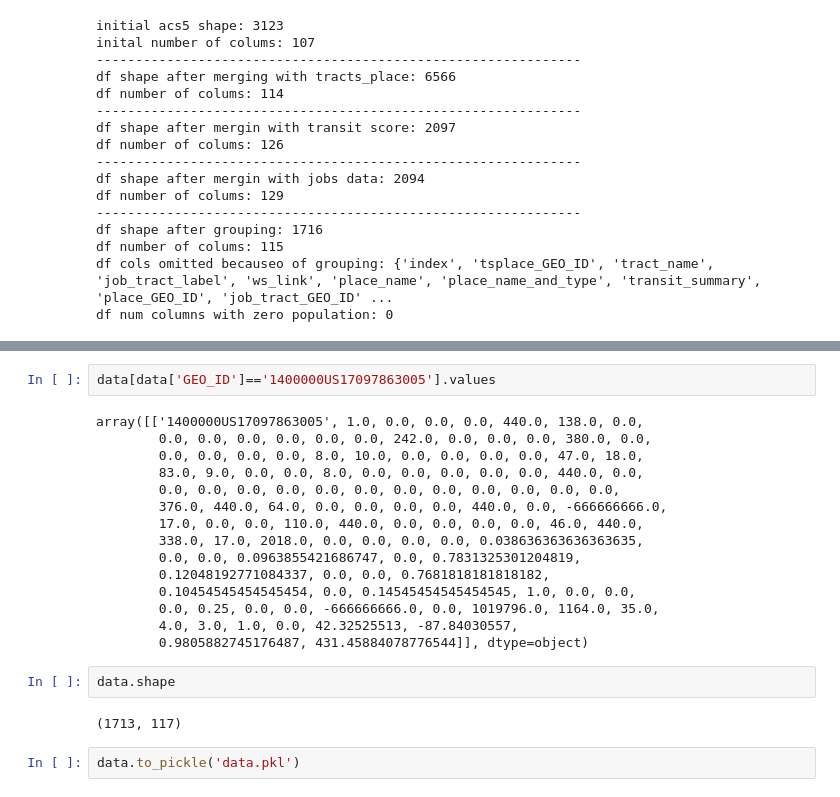
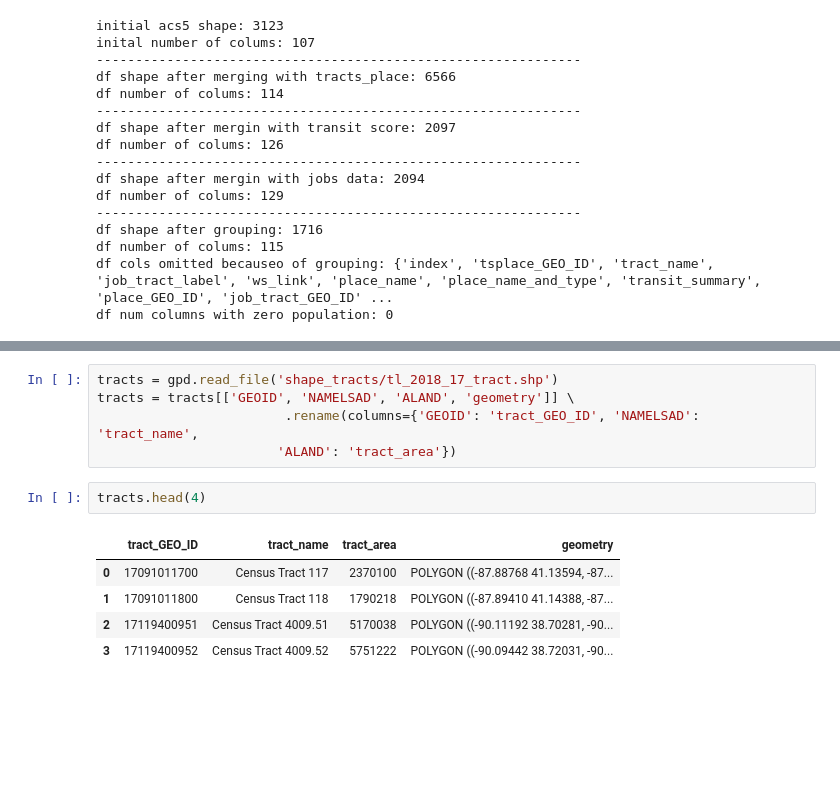
Before and after one commit to ndignazio/transit-ml, a Jupyter notebook: scratchwork.ipynb, the cells around one changed output, grey strips where cells are left out. Saved outputs shown, nothing was run; the diff lists cells and outputs as text; blank space fills up the shorter version.

```diff
--- a/scratchwork.ipynb
+++ b/scratchwork.ipynb
@@ -116,23 +23,13 @@ data[data.isnull().any(axis=1)]
-# %%
-data[data['GEO_ID']=='1400000US17097863005'].values
-# %% [output]
-array([['1400000US17097863005', 1.0, 0.0, 0.0, 0.0, 440.0, 138.0, 0.0,
-        0.0, 0.0, 0.0, 0.0, 0.0, 0.0, 242.0, 0.0, 0.0, 0.0, 380.0, 0.0,
-        0.0, 0.0, 0.0, 0.0, 8.0, 10.0, 0.0, 0.0, 0.0, 0.0, 47.0, 18.0,
-        83.0, 9.0, 0.0, 0.0, 8.0, 0.0, 0.0, 0.0, 0.0, 0.0, 440.0, 0.0,
-        0.0, 0.0, 0.0, 0.0, 0.0, 0.0, 0.0, 0.0, 0.0, 0.0, 0.0, 0.0,
-        376.0, 440.0, 64.0, 0.0, 0.0, 0.0, 0.0, 440.0, 0.0, -666666666.0,
-        17.0, 0.0, 0.0, 110.0, 440.0, 0.0, 0.0, 0.0, 0.0, 46.0, 440.0,
-        338.0, 17.0, 2018.0, 0.0, 0.0, 0.0, 0.0, 0.038636363636363635,
-        0.0, 0.0, 0.0963855421686747, 0.0, 0.7831325301204819,
-        0.12048192771084337, 0.0, 0.0, 0.7681818181818182,
-        0.10454545454545454, 0.0, 0.14545454545454545, 1.0, 0.0, 0.0,
-        0.0, 0.25, 0.0, 0.0, -666666666.0, 0.0, 1019796.0, 1164.0, 35.0,
-        4.0, 3.0, 1.0, 0.0, 42.32525513, -87.84030557,
-        0.9805882745176487, 431.45884078776544]], dtype=object)
-# %%
-data.shape
-# %% [output]
-(1713, 117)
-# %%
-data.to_pickle('data.pkl')
+# %%
+tracts = gpd.read_file('shape_tracts/tl_2018_17_tract.shp')
+tracts = tracts[['GEOID', 'NAMELSAD', 'ALAND', 'geometry']] \
+                        .rename(columns={'GEOID': 'tract_GEO_ID', 'NAMELSAD': 'tract_name',
+                       'ALAND': 'tract_area'})
+# %%
+tracts.head(4)
+# %% [output]
+|  | tract_GEO_ID | tract_name | tract_area | geometry |
+| 0 | 17091011700 | Census Tract 117 | 2370100 | POLYGON ((-87.88768 41.13594, -87... |
+| 1 | 17091011800 | Census Tract 118 | 1790218 | POLYGON ((-87.89410 41.14388, -87... |
+| 2 | 17119400951 | Census Tract 4009.51 | 5170038 | POLYGON ((-90.11192 38.70281, -90... |
+| 3 | 17119400952 | Census Tract 4009.52 | 5751222 | POLYGON ((-90.09442 38.72031, -90... |
```
Also changed, not shown: parts of 12 cells of this notebook, 2 other files.
